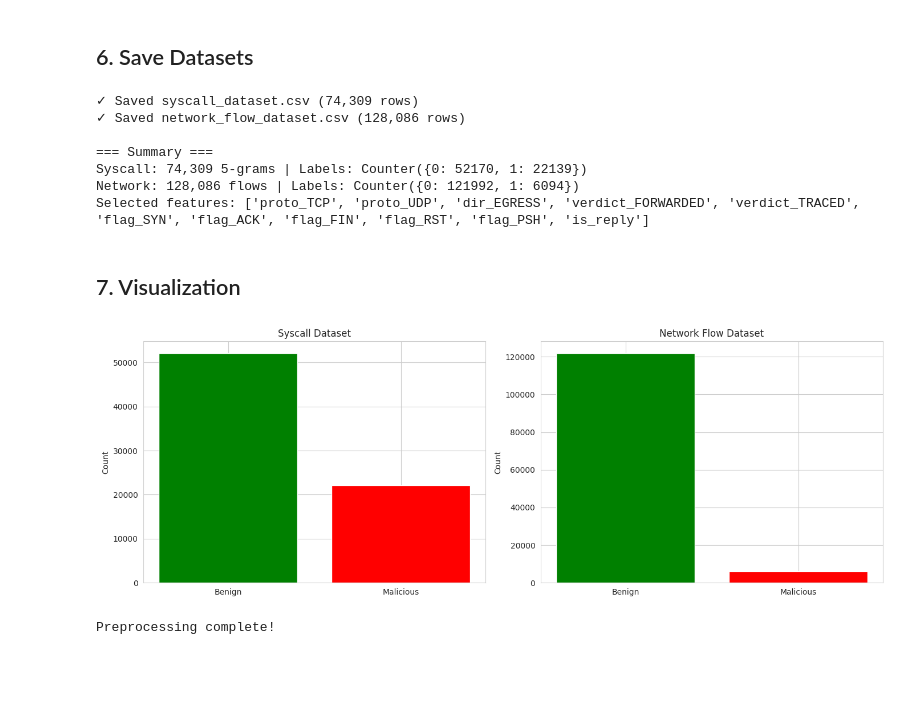
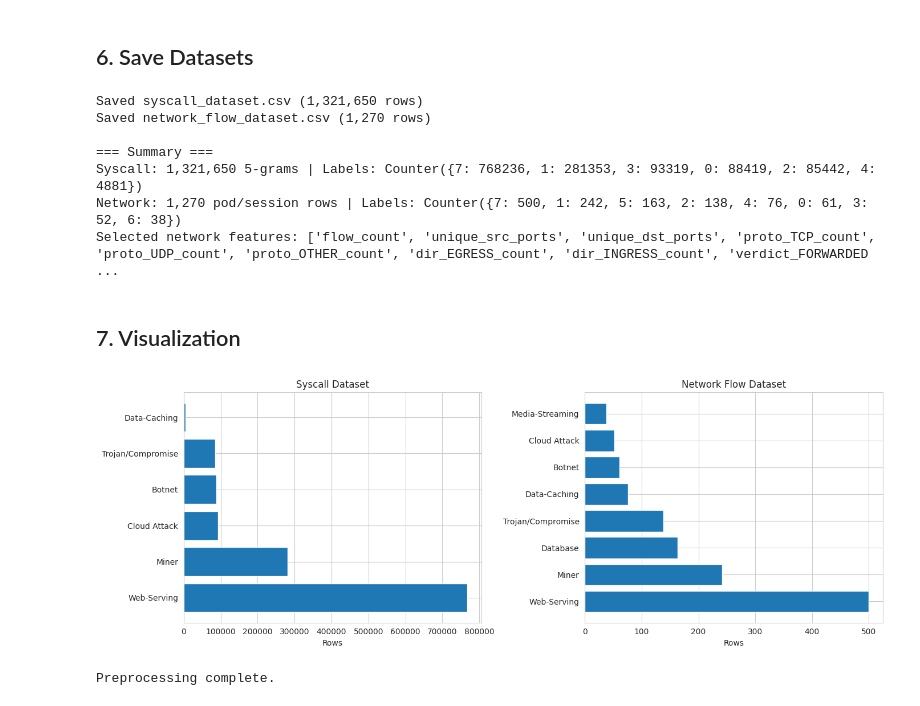
Before and after one commit to danielcristho/K-WATCH, a Jupyter notebook: feature_engineering/pre_processing.ipynb, the cells around one changed output. Saved outputs shown, nothing was run; the diff lists cells and outputs as text; code cells hidden in the pictures; blank space fills up the shorter version.

```diff
--- a/feature_engineering/pre_processing.ipynb
+++ b/feature_engineering/pre_processing.ipynb
@@ -404,54 +668,56 @@ Test labels: Counter({0: 36598, 1: 1828})
 # %% [markdown]
 ## 6. Save Datasets
 # %%
-# Syscall
-syscall_dataset.to_csv('dataset/syscall_dataset.csv', index=False)
-print(f"✓ Saved syscall_dataset.csv ({len(syscall_dataset):,} rows)")
+Path("dataset").mkdir(exist_ok=True)
+Path("output").mkdir(exist_ok=True)
 
-# Network
-flow_df_selected = pd.DataFrame(X_flow_selected, columns=selected_features)
-flow_df_selected['label'] = y_flow.values
-flow_df_selected.to_csv('dataset/network_flow_dataset.csv', index=False)
-print(f"✓ Saved network_flow_dataset.csv ({len(flow_df_selected):,} rows)")
+syscall_dataset.to_csv("dataset/syscall_dataset.csv", index=False)
+print(f"Saved syscall_dataset.csv ({len(syscall_dataset):,} rows)")
 
-# Artifacts
-joblib.dump(selector, 'dataset/feature_selector.pkl')
-joblib.dump(selected_features, 'dataset/selected_features.pkl')
+flow_df_selected = network_dataset[metadata_cols].copy()
+flow_df_selected[selected_features] = pd.DataFrame(
+    X_flow_selected,
+    columns=selected_features,
+    index=network_dataset.index,
+)
+flow_df_selected.to_csv("dataset/network_flow_dataset.csv", index=False)
+print(f"Saved network_flow_dataset.csv ({len(flow_df_selected):,} rows)")
 
-print(f"\n=== Summary ===")
-print(f"Syscall: {len(syscall_dataset):,} 5-grams | Labels: {Counter(syscall_dataset['label'])}")
-print(f"Network: {len(flow_df_selected):,} flows | Labels: {Counter(y_flow)}")
-print(f"Selected features: {selected_features}")
+joblib.dump(selector, "dataset/feature_selector.pkl")
+joblib.dump(selected_features, "dataset/selected_features.pkl")
+
+print("\n=== Summary ===")
+print(f"Syscall: {len(syscall_dataset):,} 5-grams | Labels: {Counter(syscall_dataset['scenario_label'])}")
+print(f"Network: {len(flow_df_selected):,} pod/session rows | Labels: {Counter(flow_df_selected['scenario_label'])}")
+print(f"Selected network features: {selected_features}")
 # %% [output]
-✓ Saved syscall_dataset.csv (74,309 rows)
-✓ Saved network_flow_dataset.csv (128,086 rows)
+Saved syscall_dataset.csv (1,321,650 rows)
+Saved network_flow_dataset.csv (1,270 rows)
 
 === Summary ===
-Syscall: 74,309 5-grams | Labels: Counter({0: 52170, 1: 22139})
-Network: 128,086 flows | Labels: Counter({0: 121992, 1: 6094})
-Selected features: ['proto_TCP', 'proto_UDP', 'dir_EGRESS', 'verdict_FORWARDED', 'verdict_TRACED', 'flag_SYN', 'flag_ACK', 'flag_FIN', 'flag_RST', 'flag_PSH', 'is_reply']
+Syscall: 1,321,650 5-grams | Labels: Counter({7: 768236, 1: 281353, 3: 93319, 0: 88419, 2: 85442, 4: 4881})
+Network: 1,270 pod/session rows | Labels: Counter({7: 500, 1: 242, 5: 163, 2: 138, 4: 76, 0: 61, 3: 52, 6: 38})
+Selected network features: ['flow_count', 'unique_src_ports', 'unique_dst_ports', 'proto_TCP_count', 'proto_UDP_count', 'proto_OTHER_count', 'dir_EGRESS_count', 'dir_INGRESS_count', 'verdict_FORWARDED ...
 # %% [markdown]
 ## 7. Visualization
 # %%
 fig, axes = plt.subplots(1, 2, figsize=(14, 5))
 
-# Syscall
-syscall_counts = y_syscall.value_counts()
-axes[0].bar(['Benign', 'Malicious'], [syscall_counts.get(0, 0), syscall_counts.get(1, 0)], color=['green', 'red'])
-axes[0].set_title('Syscall Dataset')
-axes[0].set_ylabel('Count')
+syscall_counts = syscall_dataset["scenario_label"].map(LABEL_NAMES).value_counts()
+axes[0].barh(syscall_counts.index, syscall_counts.values)
+axes[0].set_title("Syscall Dataset")
+axes[0].set_xlabel("Rows")
 
-# Network
-flow_counts = y_flow.value_counts()
-axes[1].bar(['Benign', 'Malicious'], [flow_counts.get(0, 0), flow_counts.get(1, 0)], color=['green', 'red'])
-axes[1].set_title('Network Flow Dataset')
-axes[1].set_ylabel('Count')
+flow_counts = flow_df_selected["scenario_label"].map(LABEL_NAMES).value_counts()
+axes[1].barh(flow_counts.index, flow_counts.values)
+axes[1].set_title("Network Flow Dataset")
+axes[1].set_xlabel("Rows")
 
 plt.tight_layout()
-plt.savefig('output/label_distribution.png', dpi=150)
+plt.savefig("output/label_distribution.png", dpi=150)
 plt.show()
 
-print("Preprocessing complete!")
+print("Preprocessing complete.")
 # %% [output]
-[figure, old version]
+[figure, new version]
-Preprocessing complete!
+Preprocessing complete.
```
Also changed, not shown: parts of 13 cells of this notebook, 5 other files.
